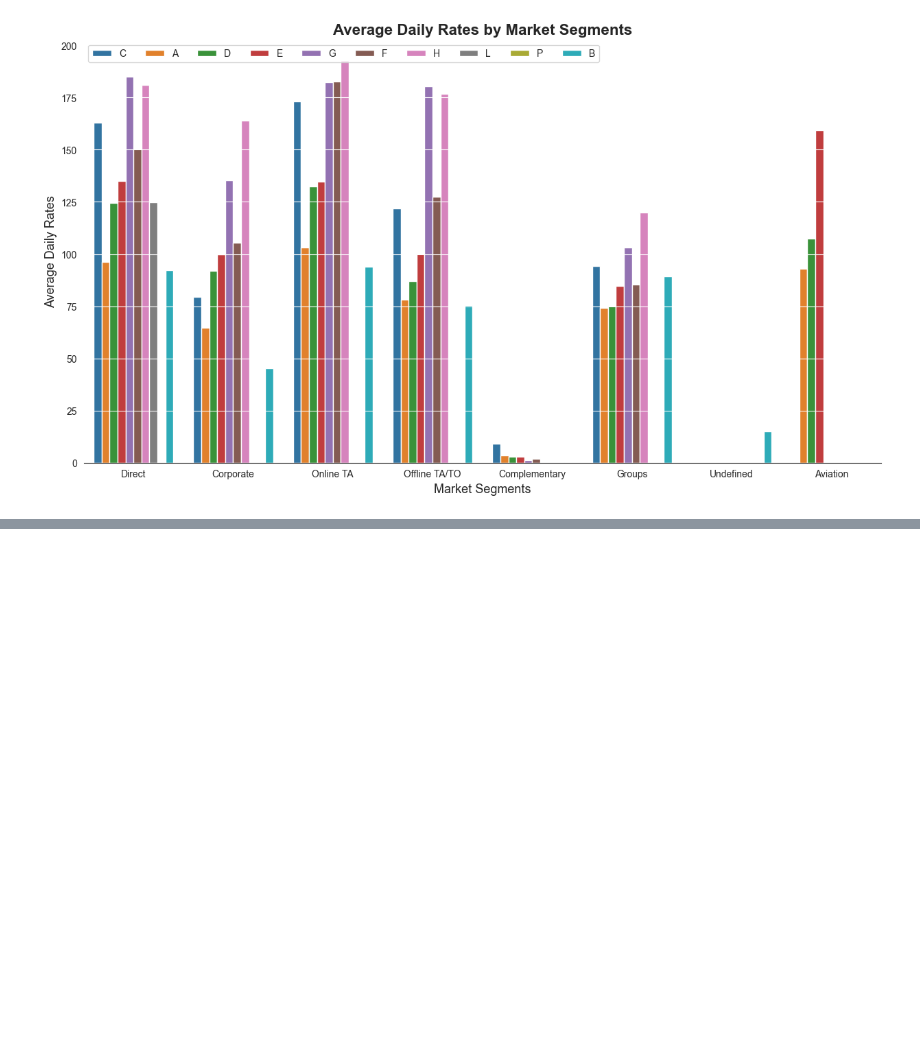
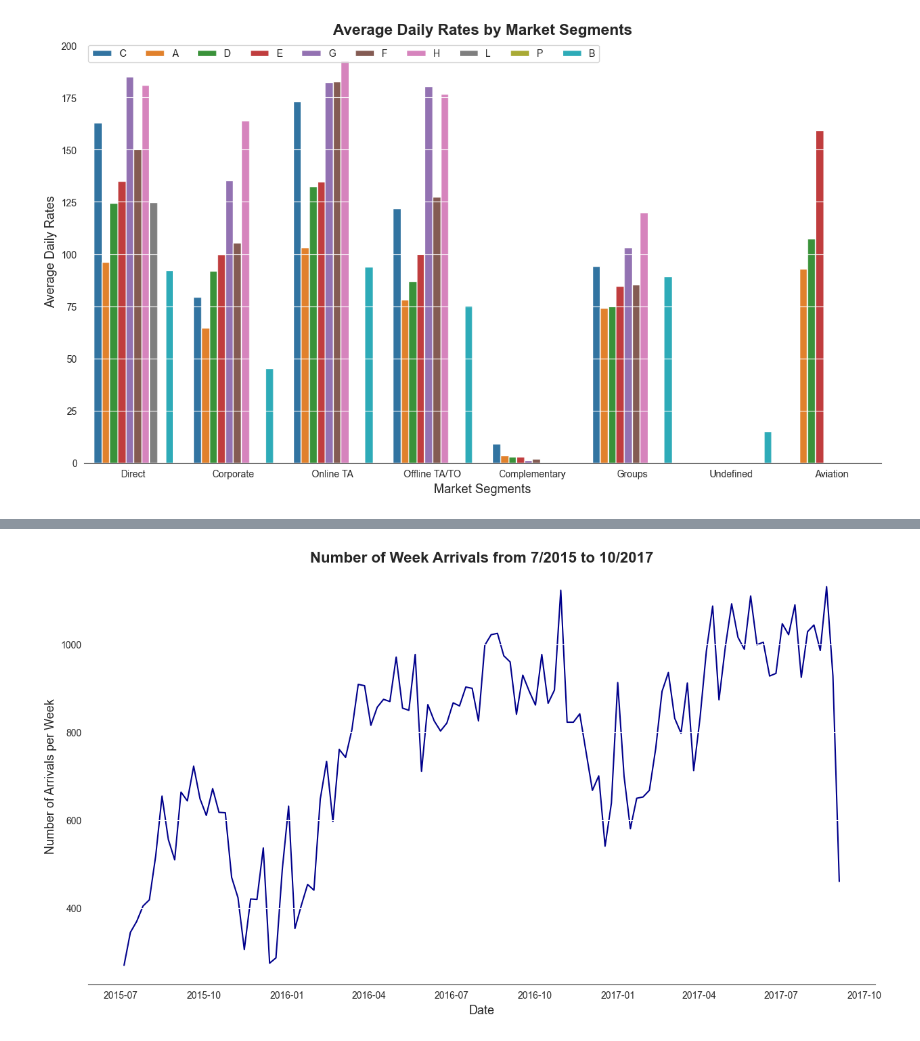
Before and after one commit to tolstoj48/hotel-booking, a Jupyter notebook: hotelbooking.ipynb, the cells around one changed output, grey strips where cells are left out. Cells and saved outputs as stored; diff of their text form; code cells hidden in the pictures; blank space fills up the shorter version.

```diff
--- a/hotelbooking.ipynb
+++ b/hotelbooking.ipynb
@@ -315,0 +375,3 @@ plt.show()
+# %%
+data_dates_weekly = data_dates.resample(rule = "W").sum()
+data_dates_weekly.sort_index()
@@ -315,0 +414,22 @@ plt.show()
+# %%
+plt.figure(figsize = (15, 8))
+sns.lineplot(data = data_dates_weekly,
+             color = "darkblue",
+            zorder = 0
+            )
+
+plt.grid(visible = 1,
+         zorder = 1,
+         color = "white",
+         axis="y"
+         )
+
+plt.title("Number of Week Arrivals from 7/2015 to 10/2017", fontsize = 16, fontweight = "bold")
+plt.xlabel("Date", fontsize = 13)
+plt.ylabel("Number of Arrivals per Week", fontsize = 13)
+
+sns.despine(left = True)
+
+plt.show()
+# %% [output]
+[figure, added]
```
Also changed, not shown: parts of 9 cells of this notebook.
